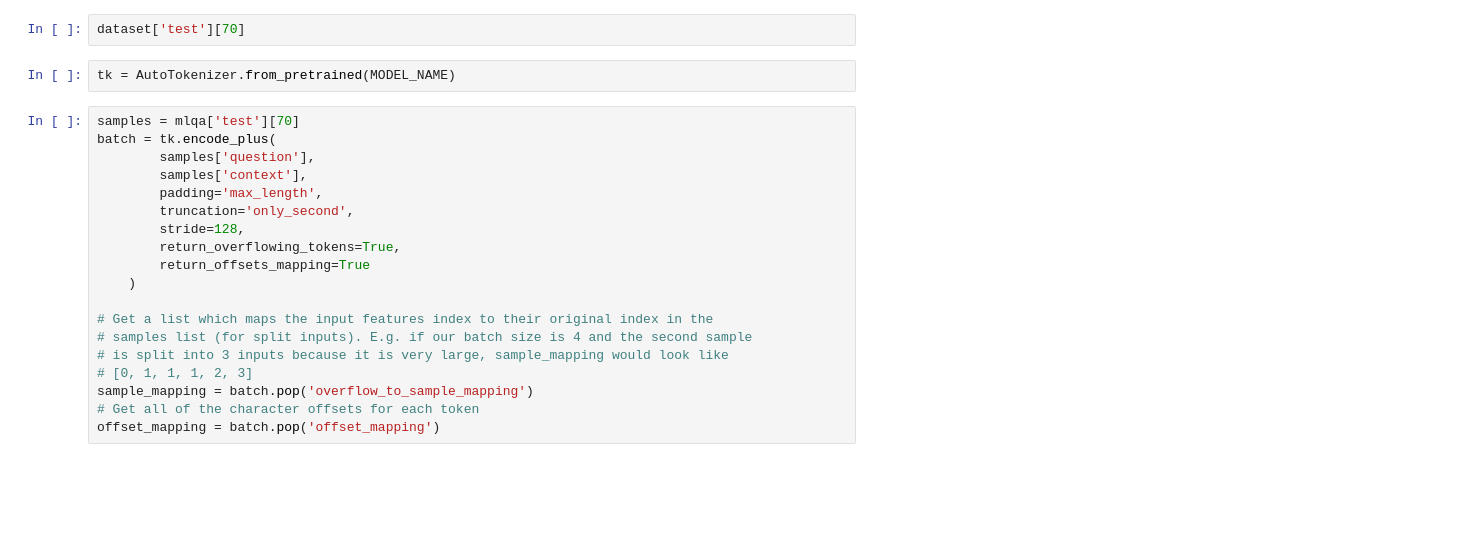
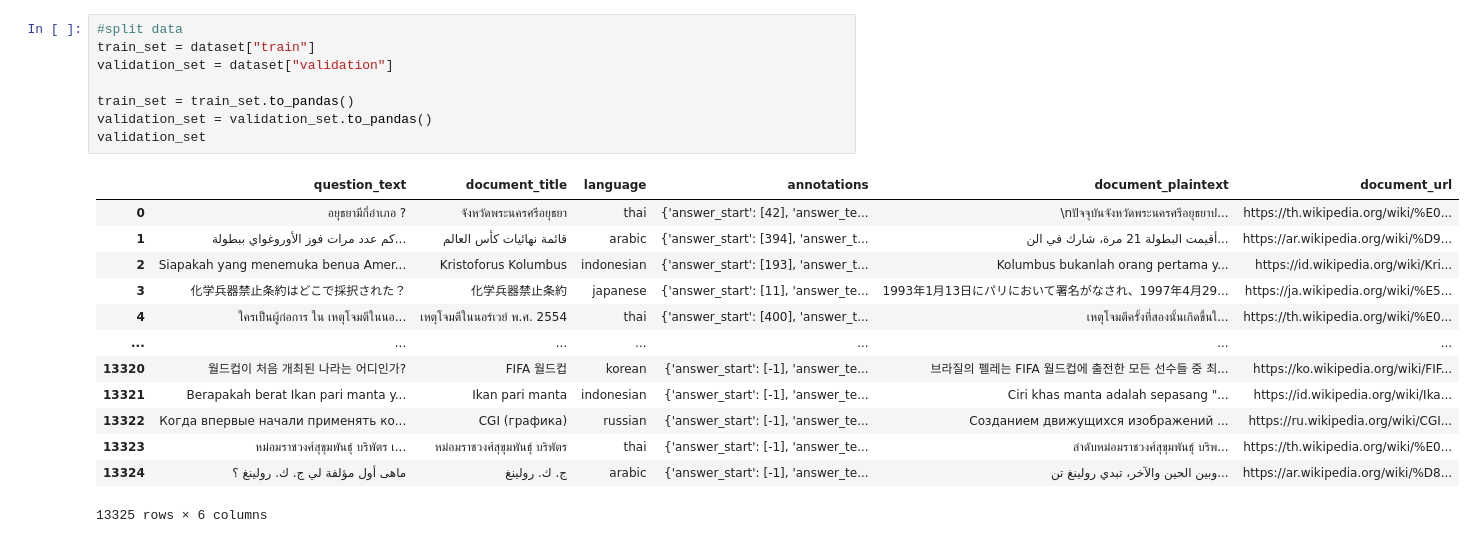
Before and after one commit to hrobjarturh/nlptasks, a Jupyter notebook: notebooks/hali-temp/task6.ipynb, the cells around one changed output. Saved outputs shown, nothing was run; the diff lists cells and outputs as text; blank space fills up the shorter version.

```diff
--- a/notebooks/hali-temp/task6.ipynb
+++ b/notebooks/hali-temp/task6.ipynb
@@ -144,23 +34,22 @@ dataset
-# %%
-dataset['test'][70]
-# %%
-tk = AutoTokenizer.from_pretrained(MODEL_NAME)
-# %%
-samples = mlqa['test'][70]
-batch = tk.encode_plus(
-        samples['question'],
-        samples['context'],
-        padding='max_length',
-        truncation='only_second',
-        stride=128,
-        return_overflowing_tokens=True,
-        return_offsets_mapping=True
-    )
-
-# Get a list which maps the input features index to their original index in the
-# samples list (for split inputs). E.g. if our batch size is 4 and the second sample
-# is split into 3 inputs because it is very large, sample_mapping would look like
-# [0, 1, 1, 1, 2, 3]
-sample_mapping = batch.pop('overflow_to_sample_mapping')
-# Get all of the character offsets for each token
-offset_mapping = batch.pop('offset_mapping')
+# %%
+#split data
+train_set = dataset["train"]
+validation_set = dataset["validation"]
+
+train_set = train_set.to_pandas()
+validation_set = validation_set.to_pandas()
+validation_set
+# %% [output]
+|  | question_text | document_title | language | annotations | document_plaintext | document_url |
+| 0 | อยุธยามีกี่อำเภอ ? | จังหวัดพระนครศรีอยุธยา | thai | {'answer_start': [42], 'answer_te... | \nปัจจุบันจังหวัดพระนครศรีอยุธยาป... | https://th.wikipedia.org/wiki/%E0... |
+| 1 | كم عدد مرات فوز الأوروغواي ببطولة... | قائمة نهائيات كأس العالم | arabic | {'answer_start': [394], 'answer_t... | أقيمت البطولة 21 مرة، شارك في الن... | https://ar.wikipedia.org/wiki/%D9... |
+| 2 | Siapakah yang menemuka benua Amer... | Kristoforus Kolumbus | indonesian | {'answer_start': [193], 'answer_t... | Kolumbus bukanlah orang pertama y... | https://id.wikipedia.org/wiki/Kri... |
+| 3 | 化学兵器禁止条約はどこで採択された？ | 化学兵器禁止条約 | japanese | {'answer_start': [11], 'answer_te... | 1993年1月13日にパリにおいて署名がなされ、1997年4月29... | https://ja.wikipedia.org/wiki/%E5... |
+| 4 | ใครเป็นผู้ก่อการ ใน เหตุโจมตีในนอ... | เหตุโจมตีในนอร์เวย์ พ.ศ. 2554 | thai | {'answer_start': [400], 'answer_t... | เหตุโจมตีครั้งที่สองนั้นเกิดขึ้นใ... | https://th.wikipedia.org/wiki/%E0... |
+| ... | ... | ... | ... | ... | ... | ... |
+| 13320 | 월드컵이 처음 개최된 나라는 어디인가? | FIFA 월드컵 | korean | {'answer_start': [-1], 'answer_te... | 브라질의 펠레는 FIFA 월드컵에 출전한 모든 선수들 중 최... | https://ko.wikipedia.org/wiki/FIF... |
+| 13321 | Berapakah berat Ikan pari manta y... | Ikan pari manta | indonesian | {'answer_start': [-1], 'answer_te... | Ciri khas manta adalah sepasang "... | https://id.wikipedia.org/wiki/Ika... |
+| 13322 | Когда впервые начали применять ко... | CGI (графика) | russian | {'answer_start': [-1], 'answer_te... | Созданием движущихся изображений ... | https://ru.wikipedia.org/wiki/CGI... |
+| 13323 | หม่อมราชวงศ์สุขุมพันธุ์ บริพัตร เ... | หม่อมราชวงศ์สุขุมพันธุ์ บริพัตร | thai | {'answer_start': [-1], 'answer_te... | ลำดับหม่อมราชวงศ์สุขุมพันธุ์ บริพ... | https://th.wikipedia.org/wiki/%E0... |
+| 13324 | ماهى أول مؤلفة لي ج. ك. رولينغ ؟ | ج. ك. رولينغ | arabic | {'answer_start': [-1], 'answer_te... | وبين الحين والآخر، تبدي رولينغ تن... | https://ar.wikipedia.org/wiki/%D8... |
+13325 rows × 6 columns
```
Also changed, not shown: parts of 18 cells of this notebook.
